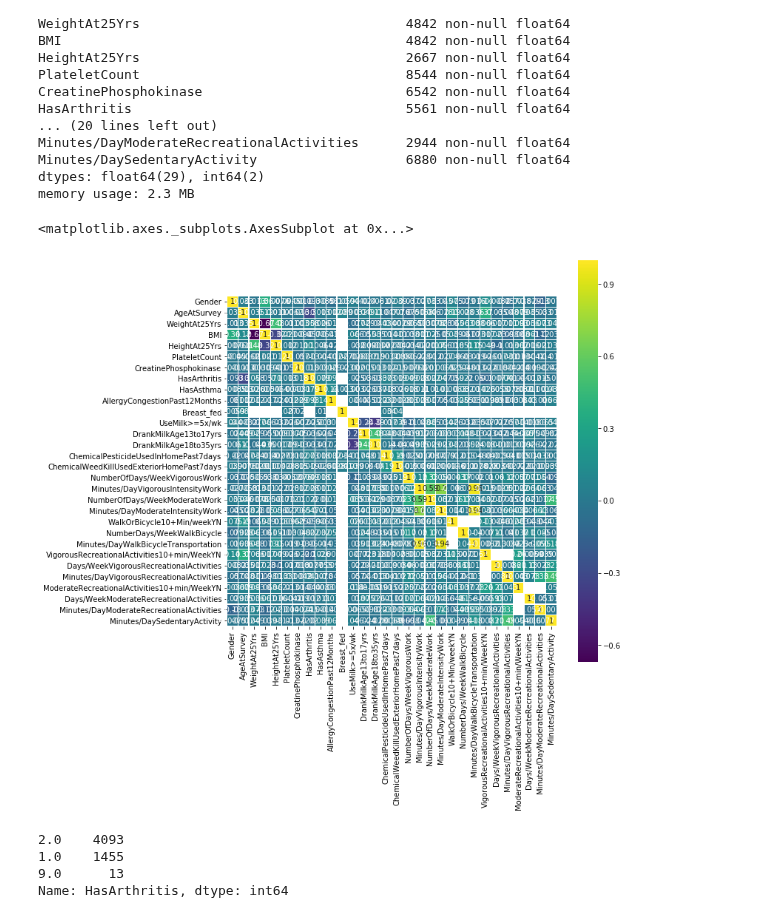
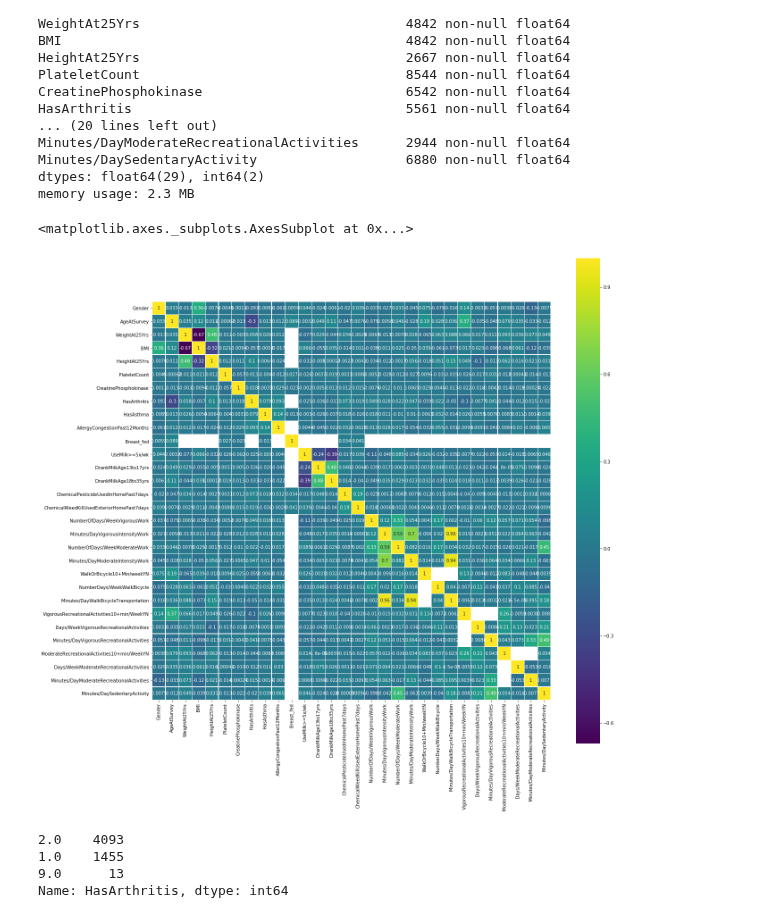
Before and after one commit to mightysquirrely/Capstone-2-Project, a Jupyter notebook: Capstone-2-Work.ipynb, the cells around one changed output. Saved outputs shown, nothing was run; the diff lists cells and outputs as text; code cells hidden in the pictures.

```diff
--- a/Capstone-2-Work.ipynb
+++ b/Capstone-2-Work.ipynb
@@ -151,11 +151,11 @@ dtypes: float64(29), int64(2)
 memory usage: 2.3 MB
 # %%
 colormap = plt.cm.viridis
-plt.figure(figsize=(10,10))
+plt.figure(figsize=(20,20))
 sns.heatmap(df.astype(float).drop(axis=1, labels='ID').corr(), linewidths=0.1, vmax=1.0, square=True, cmap=colormap, annot=True)
 # %% [output]
 <matplotlib.axes._subplots.AxesSubplot at 0x...>
-[figure, old version]
+[figure, new version]
 # %%
 #https://wwwn.cdc.gov/Nchs/Nhanes/2013-2014/MCQ_H.htm#MCQ160a
 df['HasArthritis'].value_counts()
```
Also changed, not shown: parts of 4 cells of this notebook.
